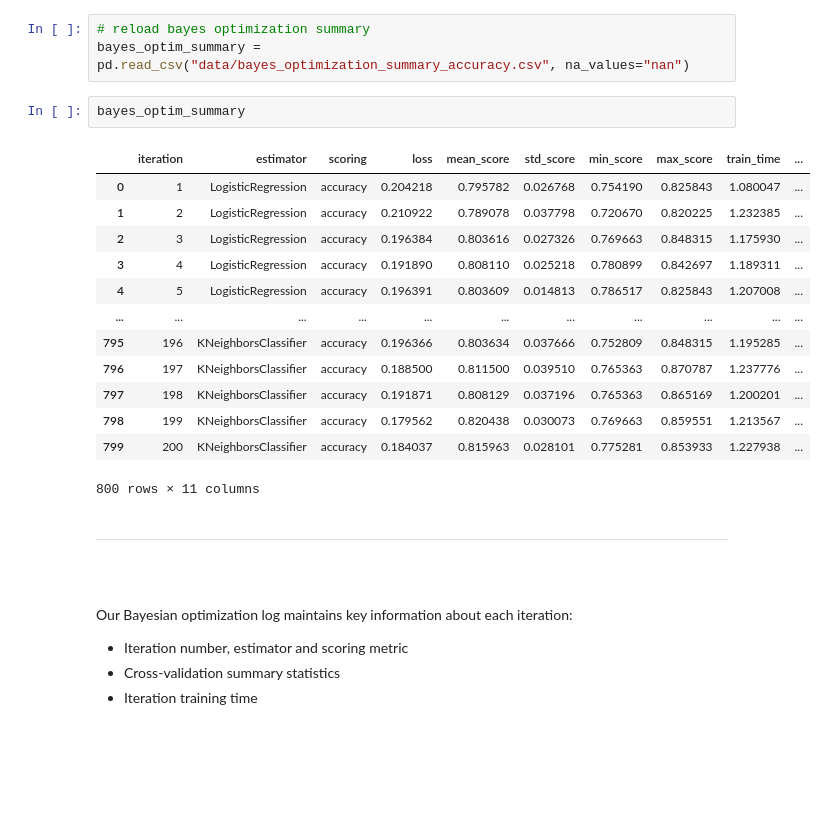
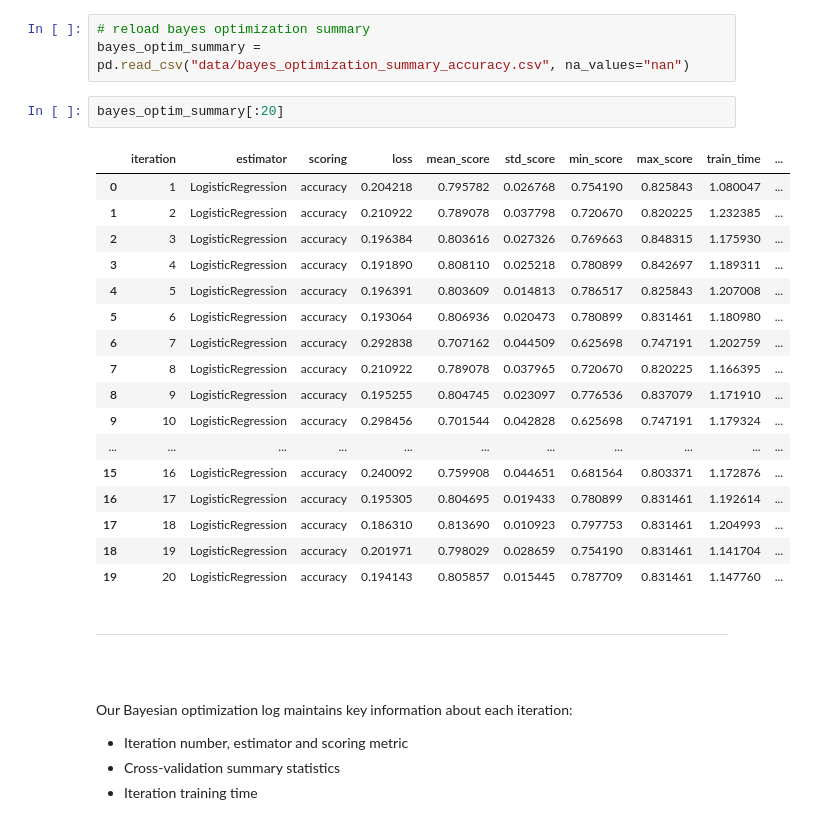
Before and after one commit to petersontylerd/mlmachine, a Jupyter notebook: notebooks/mlmachine_part_4.ipynb, the cells around one changed output. Saved outputs shown, nothing was run; the diff lists cells and outputs as text; blank space fills up the shorter version.

```diff
--- a/notebooks/mlmachine_part_4.ipynb
+++ b/notebooks/mlmachine_part_4.ipynb
@@ -468,21 +450,25 @@ Let's start by loading and reviewing the results:
 # reload bayes optimization summary
 bayes_optim_summary = pd.read_csv("data/bayes_optimization_summary_accuracy.csv", na_values="nan")
 # %%
-bayes_optim_summary
+bayes_optim_summary[:20]
 # %% [output]
 |  | iteration | estimator | scoring | loss | mean_score | std_score | min_score | max_score | train_time | ... |
 | 0 | 1 | LogisticRegression | accuracy | 0.204218 | 0.795782 | 0.026768 | 0.754190 | 0.825843 | 1.080047 | ... |
 | 1 | 2 | LogisticRegression | accuracy | 0.210922 | 0.789078 | 0.037798 | 0.720670 | 0.820225 | 1.232385 | ... |
 | 2 | 3 | LogisticRegression | accuracy | 0.196384 | 0.803616 | 0.027326 | 0.769663 | 0.848315 | 1.175930 | ... |
 | 3 | 4 | LogisticRegression | accuracy | 0.191890 | 0.808110 | 0.025218 | 0.780899 | 0.842697 | 1.189311 | ... |
 | 4 | 5 | LogisticRegression | accuracy | 0.196391 | 0.803609 | 0.014813 | 0.786517 | 0.825843 | 1.207008 | ... |
+| 5 | 6 | LogisticRegression | accuracy | 0.193064 | 0.806936 | 0.020473 | 0.780899 | 0.831461 | 1.180980 | ... |
+| 6 | 7 | LogisticRegression | accuracy | 0.292838 | 0.707162 | 0.044509 | 0.625698 | 0.747191 | 1.202759 | ... |
+| 7 | 8 | LogisticRegression | accuracy | 0.210922 | 0.789078 | 0.037965 | 0.720670 | 0.820225 | 1.166395 | ... |
+| 8 | 9 | LogisticRegression | accuracy | 0.195255 | 0.804745 | 0.023097 | 0.776536 | 0.837079 | 1.171910 | ... |
+| 9 | 10 | LogisticRegression | accuracy | 0.298456 | 0.701544 | 0.042828 | 0.625698 | 0.747191 | 1.179324 | ... |
 | ... | ... | ... | ... | ... | ... | ... | ... | ... | ... | ... |
-| 795 | 196 | KNeighborsClassifier | accuracy | 0.196366 | 0.803634 | 0.037666 | 0.752809 | 0.848315 | 1.195285 | ... |
-| 796 | 197 | KNeighborsClassifier | accuracy | 0.188500 | 0.811500 | 0.039510 | 0.765363 | 0.870787 | 1.237776 | ... |
-| 797 | 198 | KNeighborsClassifier | accuracy | 0.191871 | 0.808129 | 0.037196 | 0.765363 | 0.865169 | 1.200201 | ... |
-| 798 | 199 | KNeighborsClassifier | accuracy | 0.179562 | 0.820438 | 0.030073 | 0.769663 | 0.859551 | 1.213567 | ... |
-| 799 | 200 | KNeighborsClassifier | accuracy | 0.184037 | 0.815963 | 0.028101 | 0.775281 | 0.853933 | 1.227938 | ... |
+| 15 | 16 | LogisticRegression | accuracy | 0.240092 | 0.759908 | 0.044651 | 0.681564 | 0.803371 | 1.172876 | ... |
+| 16 | 17 | LogisticRegression | accuracy | 0.195305 | 0.804695 | 0.019433 | 0.780899 | 0.831461 | 1.192614 | ... |
+| 17 | 18 | LogisticRegression | accuracy | 0.186310 | 0.813690 | 0.010923 | 0.797753 | 0.831461 | 1.204993 | ... |
+| 18 | 19 | LogisticRegression | accuracy | 0.201971 | 0.798029 | 0.028659 | 0.754190 | 0.831461 | 1.141704 | ... |
+| 19 | 20 | LogisticRegression | accuracy | 0.194143 | 0.805857 | 0.015445 | 0.787709 | 0.831461 | 1.147760 | ... |
-800 rows × 11 columns
 # %% [markdown]
 ---
 <br><br>
```
Also changed, not shown: parts of 2 cells of this notebook, 3 other files.
